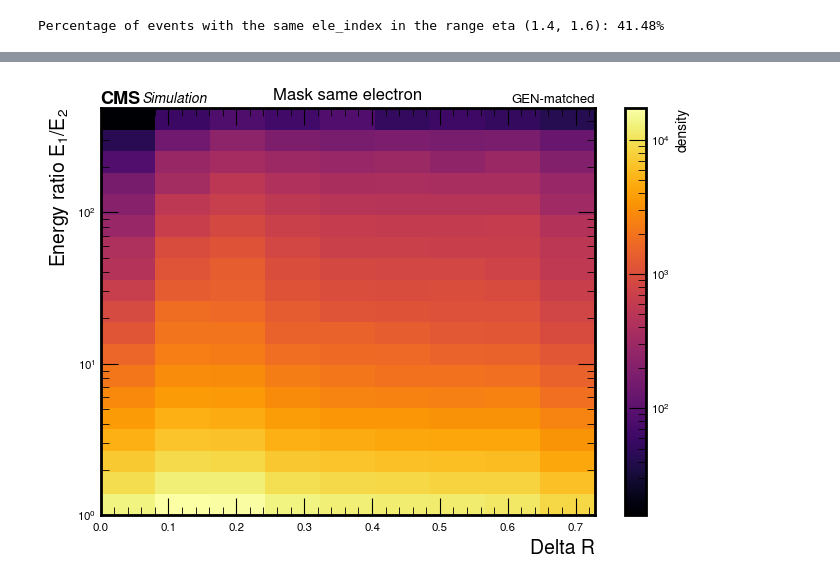
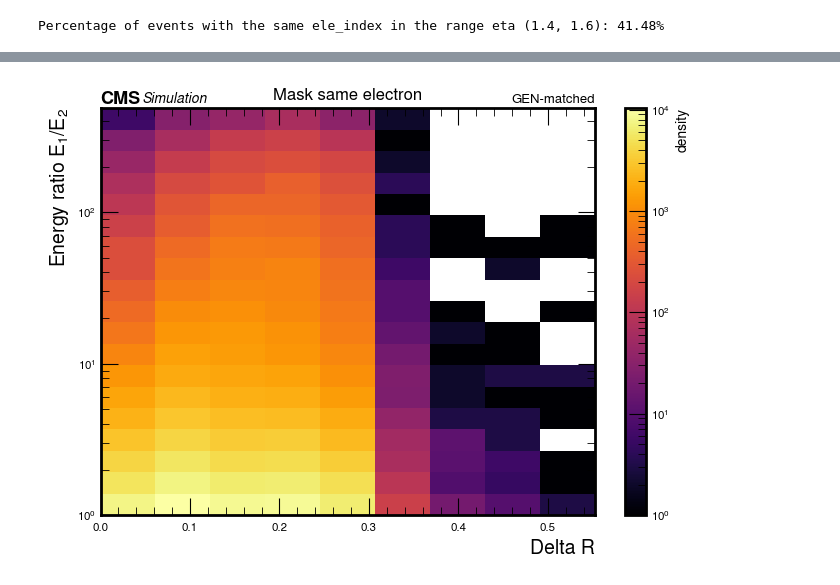
Before and after one commit to Cirrinci/CMS_Simulation, a Jupyter notebook: overlapping_ele2.ipynb, the cells around one changed output, grey strips where cells are left out. Cells and saved outputs as stored; diff of their text form; code cells hidden in the pictures.

Commit message:
Delta R plots with energy and eta mask

```diff
--- a/overlapping_ele2.ipynb
+++ b/overlapping_ele2.ipynb
@@ -126,9 +126,18 @@ print(f"% of windows with genpart2 matched to electron: {sum(grouped_deltas.ele_
 # Event same ele_index
 # %%
 grouped_deltas = pd.read_csv('grouped_deltas.csv')
+energy_ratio = grouped_deltas['calo_energy1'] / grouped_deltas['calo_energy2']
+energy_ratio[grouped_deltas['calo_energy1'] < grouped_deltas['calo_energy2']] = grouped_deltas['calo_energy2'] / grouped_deltas['calo_energy1']
+grouped_deltas["energy_ratio"] = energy_ratio
 # %%
-same_ele_index_mask = grouped_deltas['ele_index1'] == grouped_deltas['ele_index2']
+same_ele_index_mask = (grouped_deltas['ele_index1'] == grouped_deltas['ele_index2']) &(grouped_deltas.ele_matched2==True)&(grouped_deltas.ele_matched1==True)
+different_ele_index_mask = (grouped_deltas['ele_index1'] != grouped_deltas['ele_index2'] )&(grouped_deltas.ele_matched2==True)&(grouped_deltas.ele_matched1==True)
 same_ele_events = grouped_deltas[same_ele_index_mask]
+different_ele_events = grouped_deltas[different_ele_index_mask]
+onemissing_events_mask =  ( (grouped_deltas.ele_matched1==False)&(grouped_deltas.ele_matched2==True))|( (grouped_deltas.ele_matched2==False)&(grouped_deltas.ele_matched1==True))
+onemissing_events = grouped_deltas[onemissing_events_mask]
+
 print(same_ele_events)
+print(onemissing_events)
 # %% [output]
            deltaR  eta_mean  phi_mean  calo_energy1  calo_energy2     ele_et1  \
@@ -421,25 +390,22 @@ fraction_same_ele_index_vs_deltaR(num_intervals)
 # %%
-mask=(energy_ratio>0.8)&(energy_ratio<1.2)
-
-
 fig, ax = plt.subplots(1,1,dpi=100, figsize=(7, 5))
 
-A,xedges,yedges  = np.histogram2d(same_ele_events['deltaR'],energy_ratio,bins=[
+A,xedges,yedges  = np.histogram2d(same_ele_events['deltaR'],same_ele_events['energy_ratio'],bins=[
                                       np.linspace(0,same_ele_events['deltaR'].max(),10), np.logspace(0, np.log10(energy_ratio.max()), 20, base=10)
                                   ])
 
 s = 1#np.expand_dims(np.sum(A, axis=-1), axis=1)
 a = A/s
 X, Y = np.meshgrid(xedges, yedges)
 I = ax.pcolormesh(X, Y, a.T, norm=LogNorm(), cmap="inferno")
 
 fig.colorbar(I, ax=ax, label="density")
 ax.set_xlabel("Delta R", fontsize=14)
 ax.set_ylabel("Energy ratio $E_1/E_2$", fontsize=14)
 plt.title('Mask same electron')
 hep.cms.label(llabel="Simulation", rlabel="GEN-matched", loc=0, ax=ax)
 ax.set_yscale("log")
 plt.tight_layout()
 plt.savefig('plots/deltar_energyratio.png')
 # %% [output]
-[figure, old version]
+[figure, new version]
```
Also changed, not shown: parts of 25 cells of this notebook.
